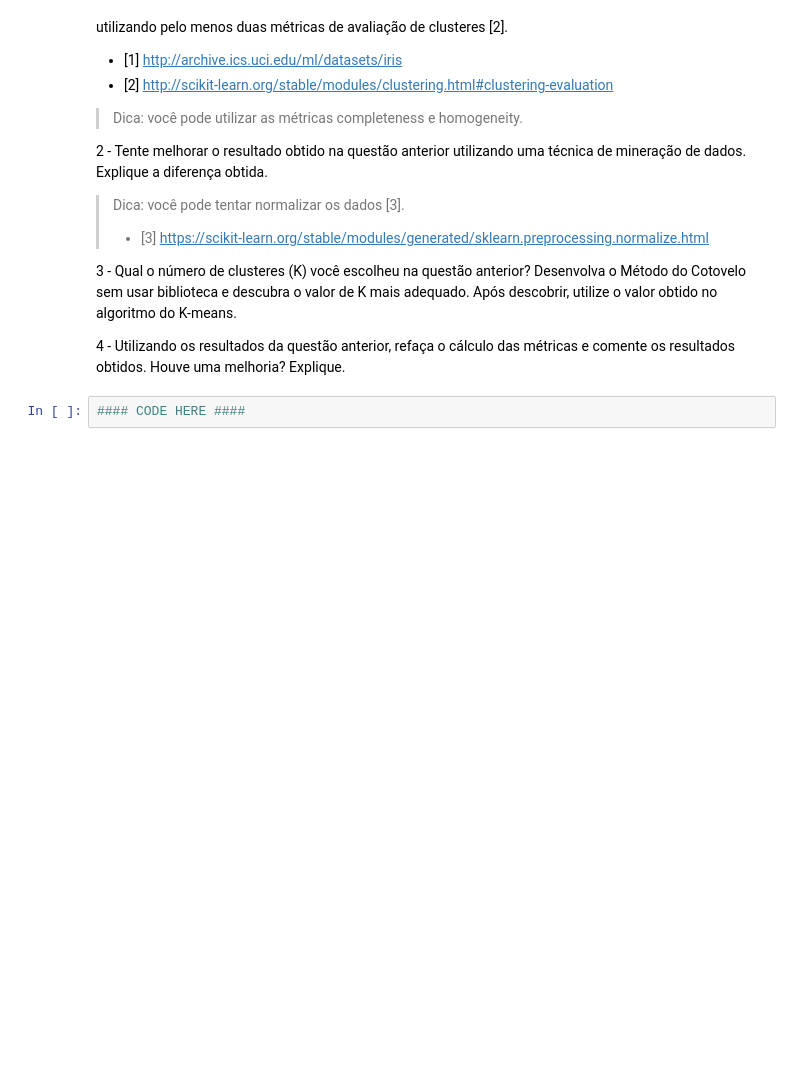
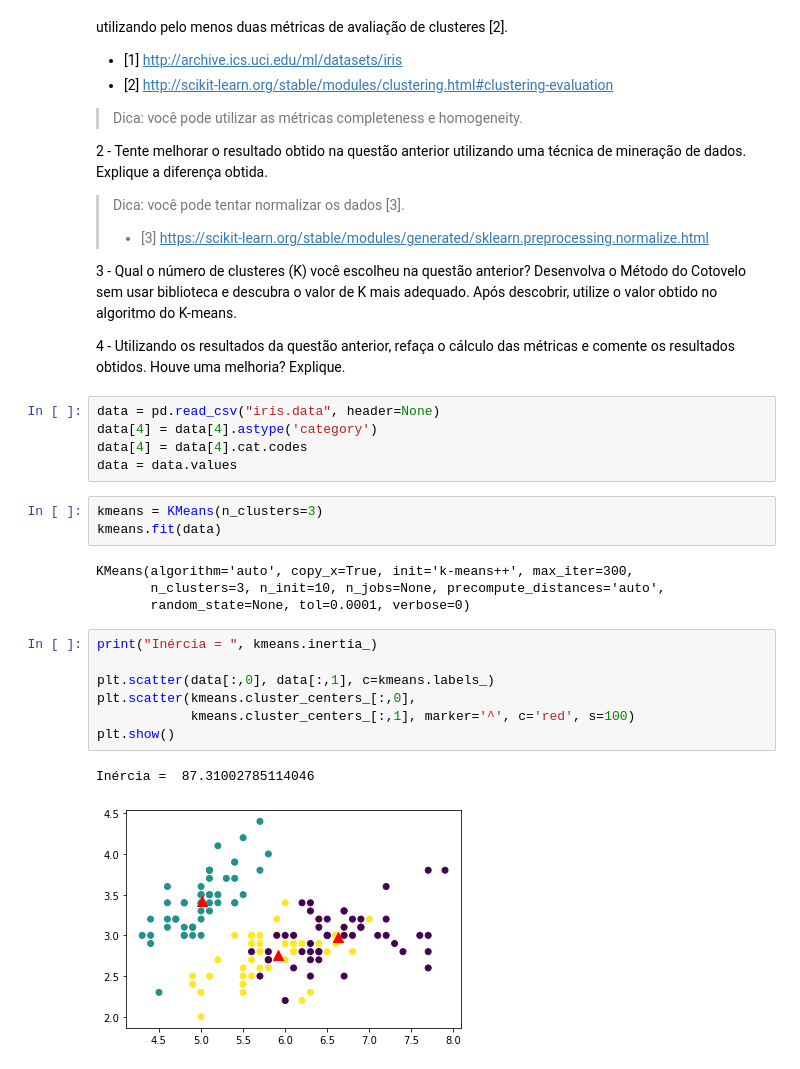
Before and after one commit to AndyFernandes/data-mining, a Jupyter notebook: KMeans/KMeans.ipynb, the cells around one changed output. Cells and saved outputs as stored; diff of their text form; blank space fills up the shorter version.

```diff
--- a/KMeans/KMeans.ipynb
+++ b/KMeans/KMeans.ipynb
@@ -404,5 +425,25 @@ Exercícios
 3 - Qual o número de clusteres (K) você escolheu na questão anterior? Desenvolva o Método do Cotovelo sem usar biblioteca e descubra o valor de K mais adequado. Após descobrir, utilize o valor obtido no algoritmo do K-means.
 
 4 - Utilizando os resultados da questão anterior, refaça o cálculo das métricas e comente os resultados obtidos. Houve uma melhoria? Explique.
-# %%
-#### CODE HERE ####
+# %%
+data = pd.read_csv("iris.data", header=None)
+data[4] = data[4].astype('category')
+data[4] = data[4].cat.codes
+data = data.values
+# %%
+kmeans = KMeans(n_clusters=3)
+kmeans.fit(data)
+# %% [output]
+KMeans(algorithm='auto', copy_x=True, init='k-means++', max_iter=300,
+       n_clusters=3, n_init=10, n_jobs=None, precompute_distances='auto',
+       random_state=None, tol=0.0001, verbose=0)
+# %%
+print("Inércia = ", kmeans.inertia_)
+
+plt.scatter(data[:,0], data[:,1], c=kmeans.labels_)
+plt.scatter(kmeans.cluster_centers_[:,0],
+            kmeans.cluster_centers_[:,1], marker='^', c='red', s=100)
+plt.show()
+# %% [output]
+Inércia =  87.31002785114046
+[figure, added]
```
Also changed, not shown: parts of 15 cells of this notebook, 1 other file.
